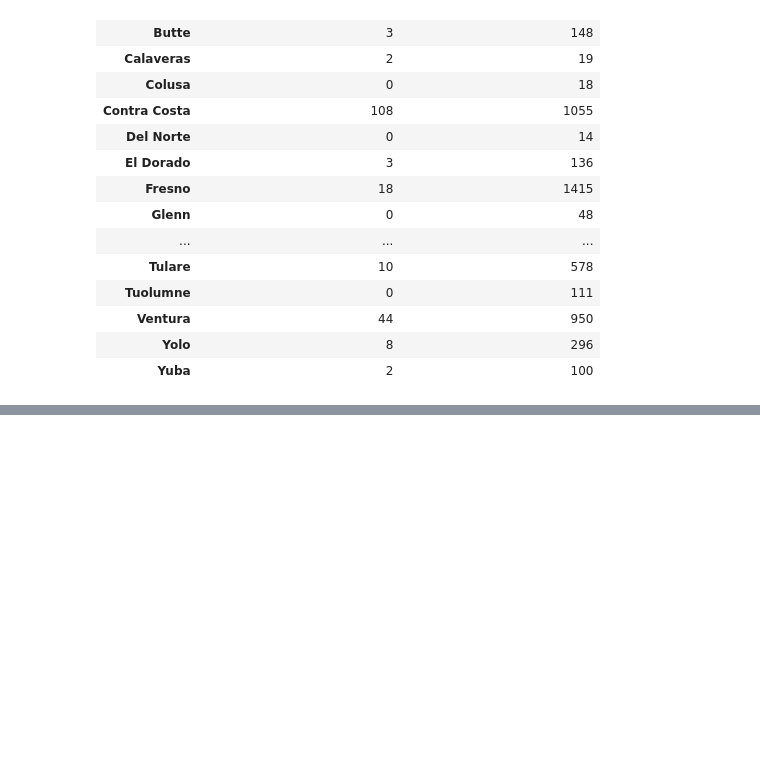
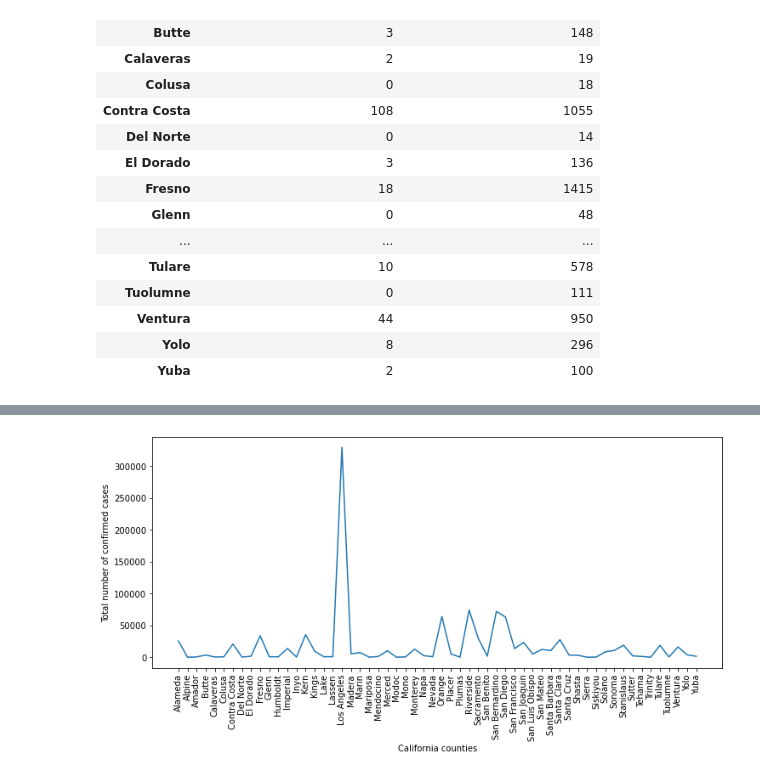
Before and after one commit to rteves0914/COVID_analysis, a Jupyter notebook: county_data.ipynb, the cells around one changed output, grey strips where cells are left out. Drawn from its saved outputs; the diff is of its cells as text; code cells hidden in the pictures; blank space fills up the shorter version.

Commit message:
Finished plots

```diff
--- a/county_data.ipynb
+++ b/county_data.ipynb
@@ -142,10 +174,16 @@ merge_seven_days
 # %%
 # Create a line plot to show the total confirmed cases
 
 x_values = np.arange(len(county_df["totalcountconfirmed"]))
 y_values = county_df["totalcountconfirmed"]
+plt.figure(figsize=(12,5))
 plt.plot(x_values, y_values)
+plt.xlabel("California counties")
+plt.ylabel("Total number of confirmed cases")
+plt.xticks(x_values, county_df["county"], rotation=90)
 plt.show()
+# %% [output]
+[figure, added]
 # %%
 # Create a line plot to show the total confirmed deaths
 
```
Also changed, not shown: parts of 15 cells of this notebook.
